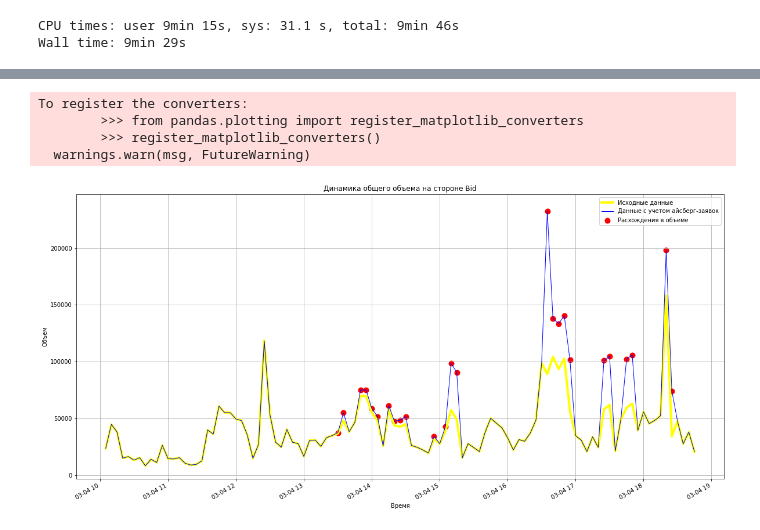
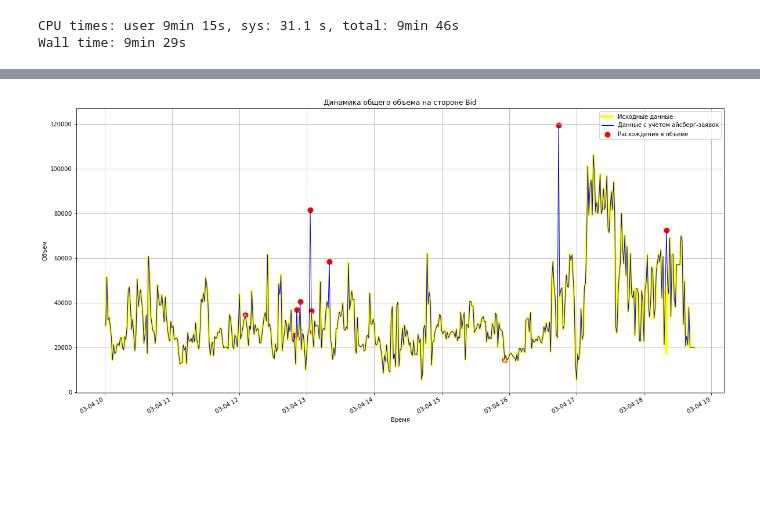
Before and after one commit to katya-luzina/master_thesis, a Jupyter notebook: 5. обновление ордерлога по инструменту данными по выявленным цепочкам и расчет метрик ликвидности.ipynb, the cells around one changed output, grey strips where cells are left out. Saved outputs shown, nothing was run; the diff lists cells and outputs as text; code cells hidden in the pictures; blank space fills up the shorter version.

```diff
--- a/5. обновление ордерлога по инструменту данными по выявленным цепочкам и расчет метрик ликвидности.ipynb
+++ b/5. обновление ордерлога по инструменту данными по выявленным цепочкам и расчет метрик ликвидности.ipynb
@@ -211,14 +211,14 @@ Wall time: 9min 29s
 # liquidity - метрики ликвидности на каждые 5 минут по одному инструменту за один день
 # определяем начальный момент времени
 liquidity = []
-time = ReverseToDateTime('20190304'+'100500000000')
+time = ReverseToDateTime('20190304'+'100100000000')
 orders_instr_prev = orders[orders.SECCODE == ticker]
 
 while time <= ReverseToDateTime('20190304'+'184500000000'): # определяем конечный момент времени
 
     instrtime_orders = orders_instr_prev[(orders_instr_prev.TIME <= time)]
     liquidity.append([time, GlassBuild(instrtime_orders)])
-    time = time + dt.timedelta(minutes=5)
+    time = time + dt.timedelta(minutes=1)
 
 liquidity = pd.DataFrame(liquidity)
 liquidity['BID_PRICE'] = [liquidity[1][i][0] for i in range(len(liquidity[1]))]
@@ -243,13 +243,13 @@ Wall time: 15.5 s
 # liquidity - метрики ликвидности на каждые 5 минут по одному инструменту за один день
 # определяем начальный момент времени
 liquidity1 = []
-time = ReverseToDateTime('20190304'+'100500000000')
+time = ReverseToDateTime('20190304'+'100100000000')
 
 while time <= ReverseToDateTime('20190304'+'184500000000'): # определяем конечный момент времени
 
     instrtime_orders = orders_instr[(orders_instr.TIME <= time)]
     liquidity1.append([time, GlassBuild(instrtime_orders)])
-    time = time + dt.timedelta(minutes=5)
+    time = time + dt.timedelta(minutes=1)
 
 liquidity1 = pd.DataFrame(liquidity1)
 liquidity1['BID_PRICE_ICE'] = [liquidity1[1][i][0] for i in range(len(liquidity1[1]))]
@@ -291,20 +291,16 @@ liquidity['ASK_DELTA'] = np.where(liquidity['ASK_10_DEPTH_ICE'] > liquidity['ASK
 # %%
 fig, ax = plt.subplots()
 plt.grid()
 plt.title('Динамика общего объема на стороне Bid')
 plt.xlabel('Время')
 plt.ylabel('Объем')
-ax.plot(liquidity.TIME, liquidity.BID_10_DEPTH, linestyle = '-', linewidth = 4, color = 'yellow', label = 'Исходные данные')
-ax.plot(liquidity.TIME, liquidity.BID_10_DEPTH_ICE, linestyle = '-', linewidth = 1, color = 'blue', label = 'Данные с учетом айсберг-заявок')
-ax.scatter(liquidity.TIME, liquidity.BID_DELTA, linestyle = '-', linewidth = 4, color = 'red', label = 'Расхождения в объеме')
+ax.plot(liquidity.TIME, liquidity.ASK_10_DEPTH, linestyle = '-', linewidth = 4, color = 'yellow', label = 'Исходные данные')
+ax.plot(liquidity.TIME, liquidity.ASK_10_DEPTH_ICE, linestyle = '-', linewidth = 1, color = 'blue', label = 'Данные с учетом айсберг-заявок')
+ax.scatter(liquidity.TIME, liquidity.ASK_DELTA, linestyle = '-', linewidth = 4, color = 'red', label = 'Расхождения в объеме')
 ax.legend()
 fig.set_figwidth(20)
 fig.set_figheight(10)
 plt.gcf().autofmt_xdate()
 plt.show()
 # %% [output]
-To register the converters:
-        >>> from pandas.plotting import register_matplotlib_converters
-        >>> register_matplotlib_converters()
-  warnings.warn(msg, FutureWarning)
-[figure, old version]
+[figure, new version]
```
Also changed, not shown: parts of 3 cells of this notebook.
